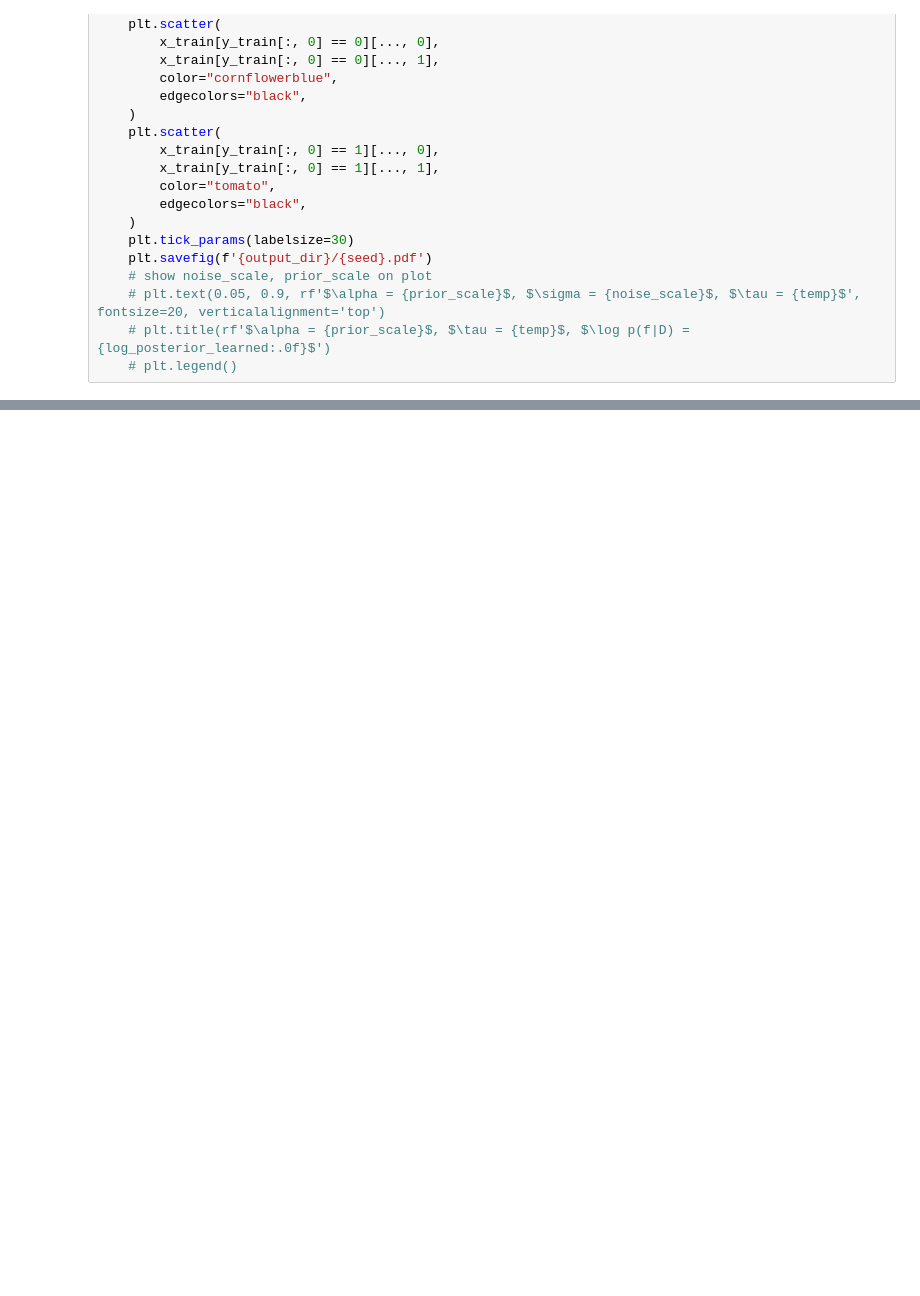
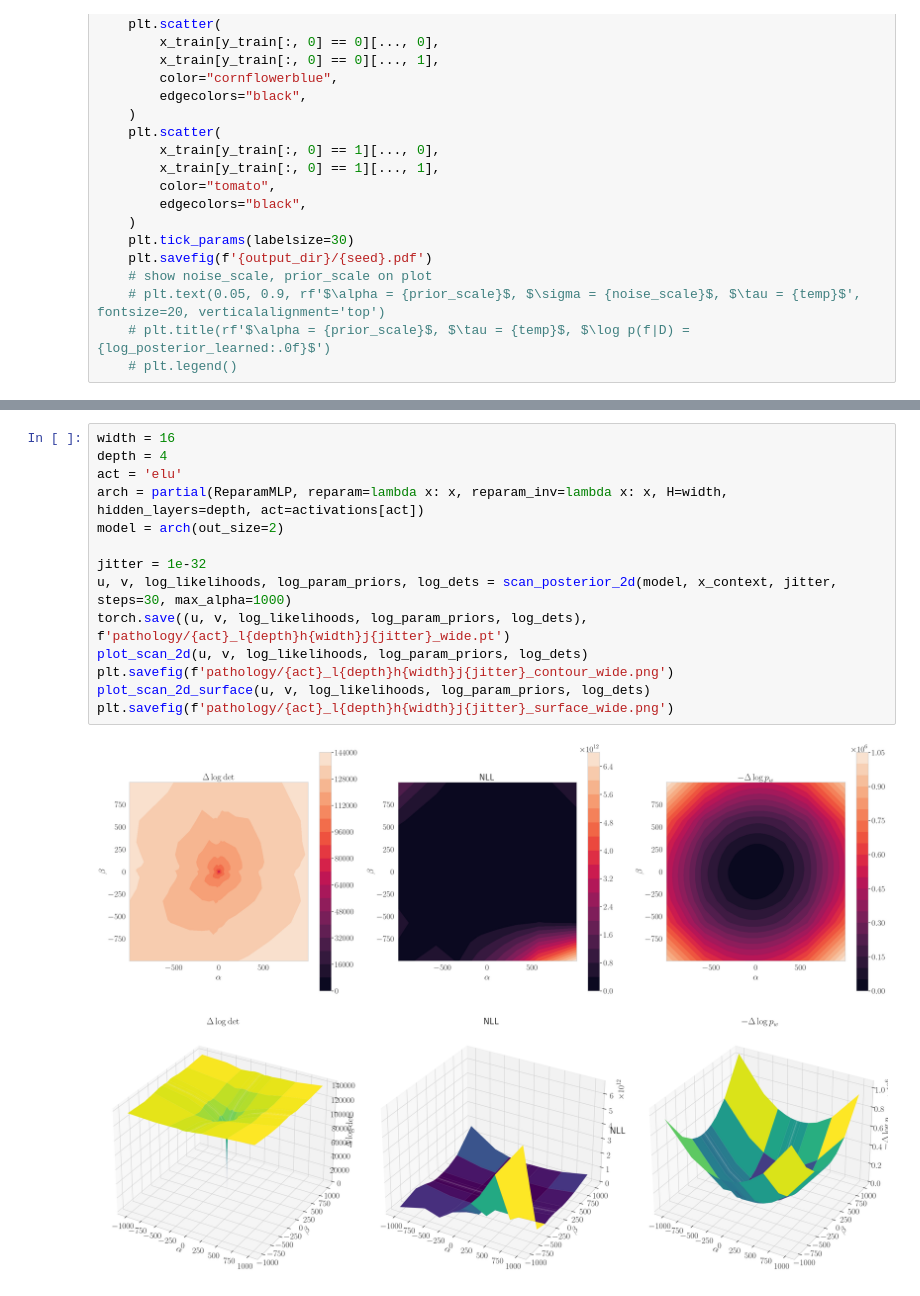
Before and after one commit to activatedgeek/function-space-map, a Jupyter notebook: notebooks/two_moons_pathology.ipynb, the cells around one changed output, grey strips where cells are left out. Cells and saved outputs as stored; diff of their text form; blank space fills up the shorter version.

Commit message:
2d loss surface

```diff
--- a/notebooks/two_moons_pathology.ipynb
+++ b/notebooks/two_moons_pathology.ipynb
@@ -684,0 +848,17 @@ plt.savefig('divergence.pdf')
+# %%
+width = 16
+depth = 4
+act = 'elu'
+arch = partial(ReparamMLP, reparam=lambda x: x, reparam_inv=lambda x: x, H=width, hidden_layers=depth, act=activations[act])
+model = arch(out_size=2)
+
+jitter = 1e-32
+u, v, log_likelihoods, log_param_priors, log_dets = scan_posterior_2d(model, x_context, jitter, steps=30, max_alpha=1000)
+torch.save((u, v, log_likelihoods, log_param_priors, log_dets), f'pathology/{act}_l{depth}h{width}j{jitter}_wide.pt')
+plot_scan_2d(u, v, log_likelihoods, log_param_priors, log_dets)
+plt.savefig(f'pathology/{act}_l{depth}h{width}j{jitter}_contour_wide.png')
+plot_scan_2d_surface(u, v, log_likelihoods, log_param_priors, log_dets)
+plt.savefig(f'pathology/{act}_l{depth}h{width}j{jitter}_surface_wide.png')
+# %% [output]
+[figure, added]
+[figure, added]
```
Also changed, not shown: parts of 13 cells of this notebook.
